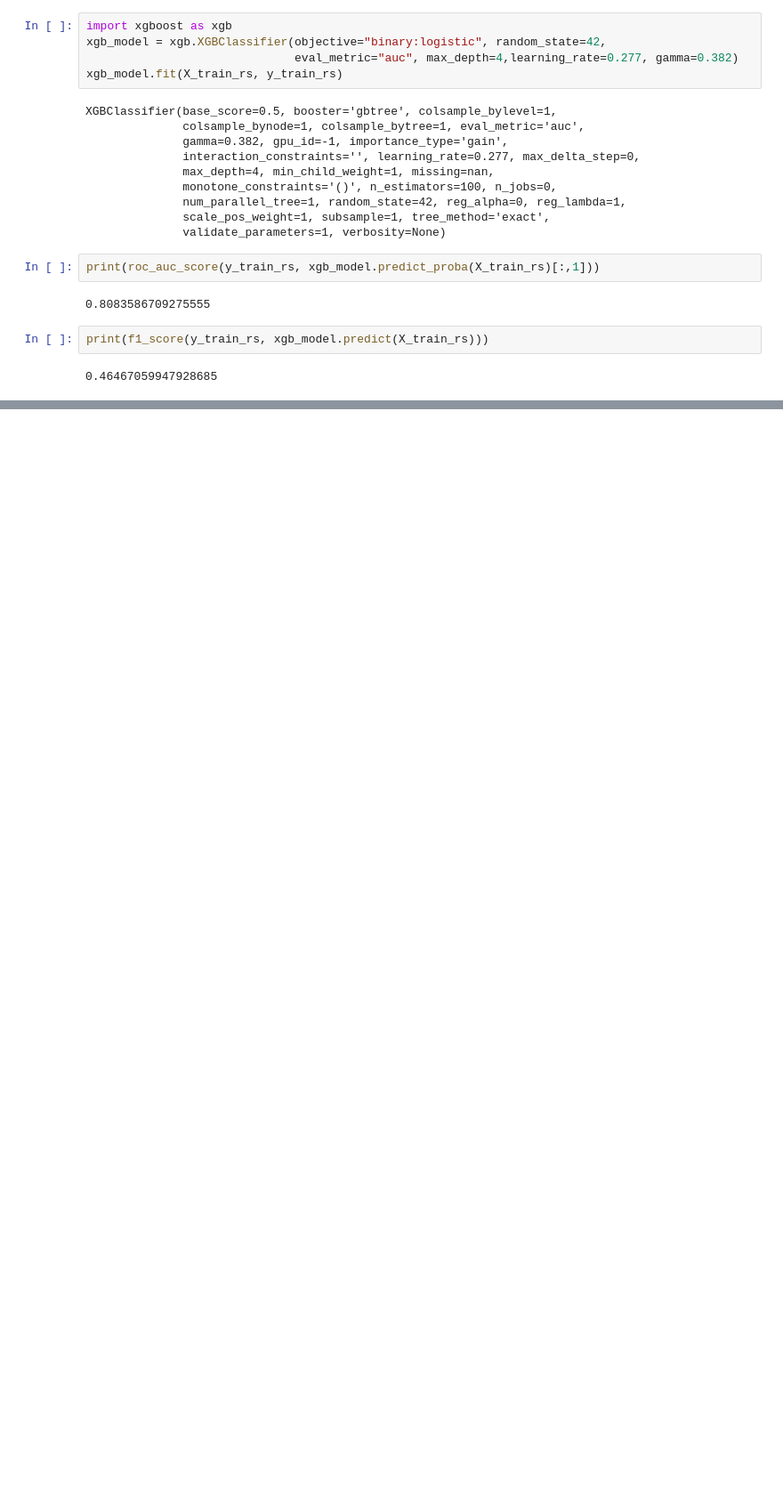
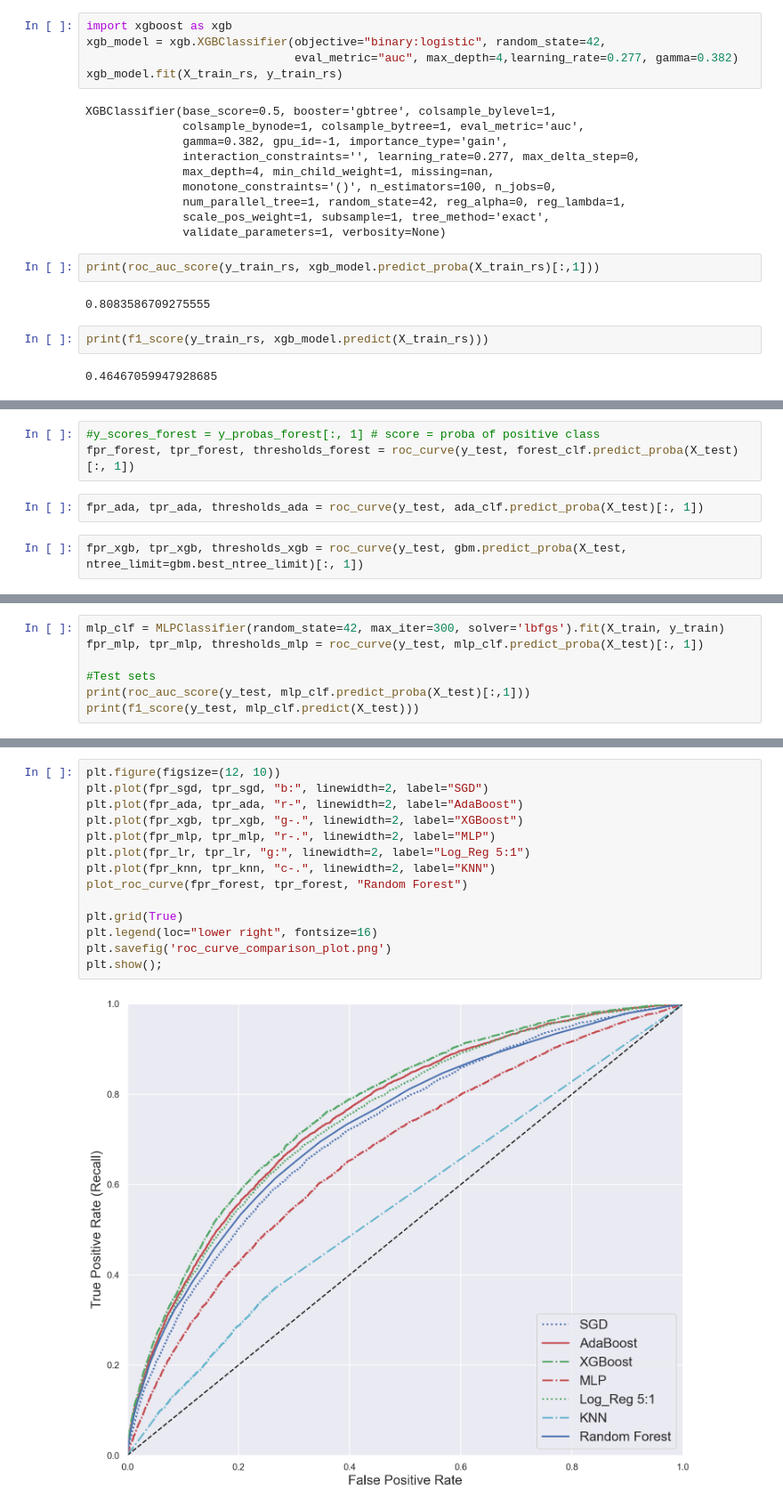
Before and after one commit to luongtruong77/classification-loan-default-risk-detection, a Jupyter notebook: notebooks/Models.ipynb, the cells around one changed output, grey strips where cells are left out. Shown: that part at 89% size. Saved outputs shown, nothing was run; the diff lists cells and outputs as text; blank space fills up the shorter version.

```diff
--- a/notebooks/Models.ipynb
+++ b/notebooks/Models.ipynb
@@ -294,0 +487,7 @@ print(f1_score(y_train_rs, xgb_model.predict(X_train_rs)))
+# %%
+#y_scores_forest = y_probas_forest[:, 1] # score = proba of positive class
+fpr_forest, tpr_forest, thresholds_forest = roc_curve(y_test, forest_clf.predict_proba(X_test)[:, 1])
+# %%
+fpr_ada, tpr_ada, thresholds_ada = roc_curve(y_test, ada_clf.predict_proba(X_test)[:, 1])
+# %%
+fpr_xgb, tpr_xgb, thresholds_xgb = roc_curve(y_test, gbm.predict_proba(X_test, ntree_limit=gbm.best_ntree_limit)[:, 1])
@@ -294,0 +498,7 @@ print(f1_score(y_train_rs, xgb_model.predict(X_train_rs)))
+# %%
+mlp_clf = MLPClassifier(random_state=42, max_iter=300, solver='lbfgs').fit(X_train, y_train)
+fpr_mlp, tpr_mlp, thresholds_mlp = roc_curve(y_test, mlp_clf.predict_proba(X_test)[:, 1])
+
+#Test sets
+print(roc_auc_score(y_test, mlp_clf.predict_proba(X_test)[:,1]))
+print(f1_score(y_test, mlp_clf.predict(X_test)))
@@ -294,0 +510,16 @@ print(f1_score(y_train_rs, xgb_model.predict(X_train_rs)))
+# %%
+plt.figure(figsize=(12, 10))
+plt.plot(fpr_sgd, tpr_sgd, "b:", linewidth=2, label="SGD")
+plt.plot(fpr_ada, tpr_ada, "r-", linewidth=2, label="AdaBoost")
+plt.plot(fpr_xgb, tpr_xgb, "g-.", linewidth=2, label="XGBoost")
+plt.plot(fpr_mlp, tpr_mlp, "r-.", linewidth=2, label="MLP")
+plt.plot(fpr_lr, tpr_lr, "g:", linewidth=2, label="Log_Reg 5:1")
+plt.plot(fpr_knn, tpr_knn, "c-.", linewidth=2, label="KNN")
+plot_roc_curve(fpr_forest, tpr_forest, "Random Forest")
+
+plt.grid(True)
+plt.legend(loc="lower right", fontsize=16)
+plt.savefig('roc_curve_comparison_plot.png')
+plt.show();
+# %% [output]
+[figure, added]
```
Also changed, not shown: parts of 53 cells of this notebook, 3 other files.
